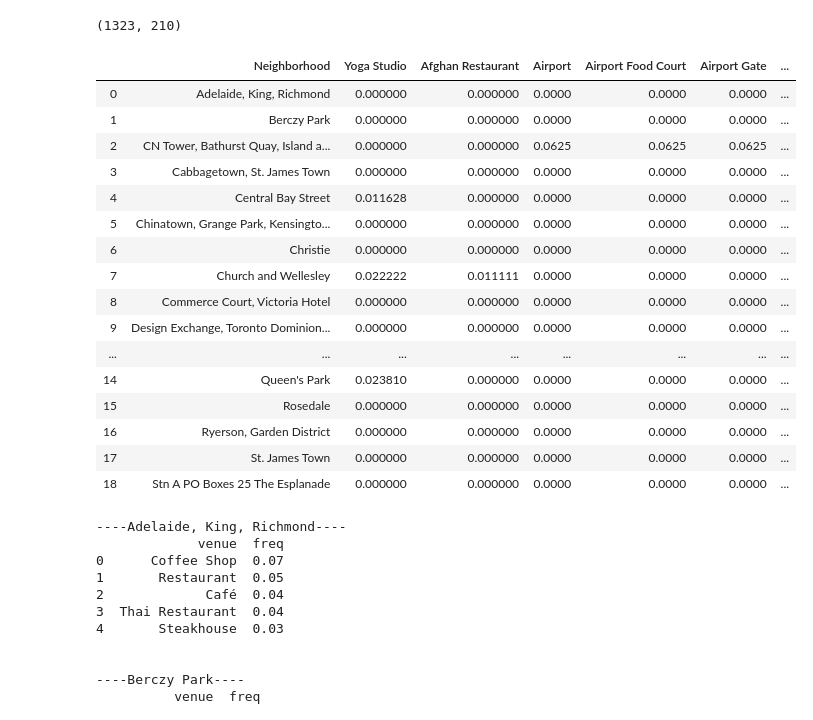
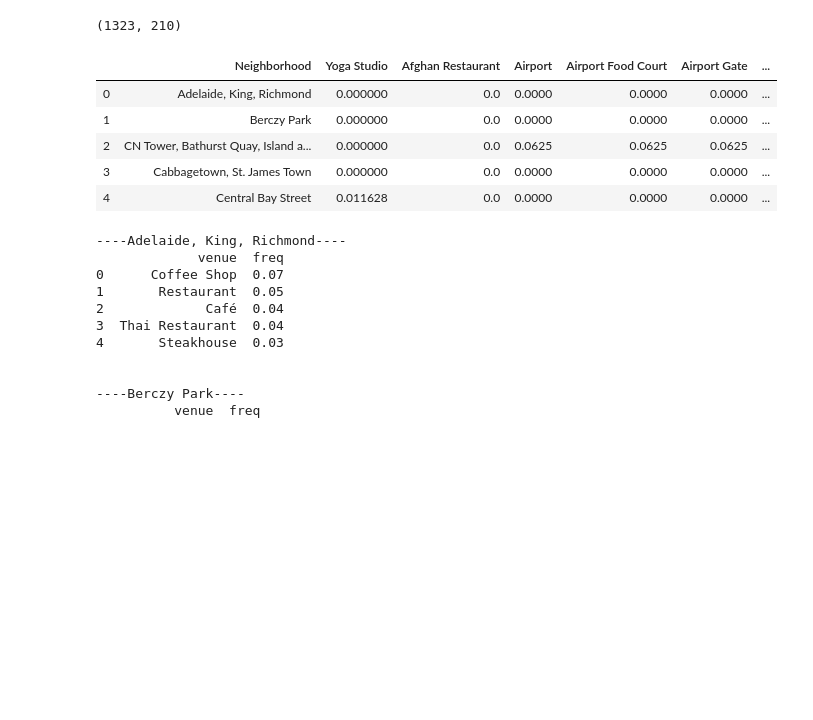
Before and after one commit to DavidCharif/Coursera_Capstone, a Jupyter notebook: CapstoneProjectPart3.ipynb, the cells around one changed output. Drawn from its saved outputs; the diff is of its cells as text; code cells hidden in the pictures; blank space fills up the shorter version.

```diff
--- a/CapstoneProjectPart3.ipynb
+++ b/CapstoneProjectPart3.ipynb
@@ -130,11 +130,3 @@ map_toronto
 [interactive output not drawn]
 # %% [markdown]
 ## Load Foursquare
-# %%
-CLIENT_ID = 'ITAKD2F1QR5R1ATL5OUFDSZQLV5RDZ5SGW32KWKR3D5ZS4BQ' # your Foursquare ID
-CLIENT_SECRET = 'J2B1PEJVSY5SA00LPM4MELOLTHECMYXQAS1LITXL3FIMR22T' # your Foursquare Secret
-VERSION = '20180605' # Foursquare API version
-
-print('Your credentails:')
-print('CLIENT_ID: ' + CLIENT_ID)
-print('CLIENT_SECRET:' + CLIENT_SECRET)
@@ -361,25 +349,14 @@ toronto_onehot.shape
 (1323, 210)
 # %%
 toronto_grouped = toronto_onehot.groupby('Neighborhood').mean().reset_index()
-toronto_grouped
+toronto_grouped.head()
 # %% [output]
 |  | Neighborhood | Yoga Studio | Afghan Restaurant | Airport | Airport Food Court | Airport Gate | ... |
-| 0 | Adelaide, King, Richmond | 0.000000 | 0.000000 | 0.0000 | 0.0000 | 0.0000 | ... |
-| 1 | Berczy Park | 0.000000 | 0.000000 | 0.0000 | 0.0000 | 0.0000 | ... |
-| 2 | CN Tower, Bathurst Quay, Island a... | 0.000000 | 0.000000 | 0.0625 | 0.0625 | 0.0625 | ... |
-| 3 | Cabbagetown, St. James Town | 0.000000 | 0.000000 | 0.0000 | 0.0000 | 0.0000 | ... |
-| 4 | Central Bay Street | 0.011628 | 0.000000 | 0.0000 | 0.0000 | 0.0000 | ... |
-| 5 | Chinatown, Grange Park, Kensingto... | 0.000000 | 0.000000 | 0.0000 | 0.0000 | 0.0000 | ... |
-| 6 | Christie | 0.000000 | 0.000000 | 0.0000 | 0.0000 | 0.0000 | ... |
-| 7 | Church and Wellesley | 0.022222 | 0.011111 | 0.0000 | 0.0000 | 0.0000 | ... |
-| 8 | Commerce Court, Victoria Hotel | 0.000000 | 0.000000 | 0.0000 | 0.0000 | 0.0000 | ... |
-| 9 | Design Exchange, Toronto Dominion... | 0.000000 | 0.000000 | 0.0000 | 0.0000 | 0.0000 | ... |
-| ... | ... | ... | ... | ... | ... | ... | ... |
-| 14 | Queen's Park | 0.023810 | 0.000000 | 0.0000 | 0.0000 | 0.0000 | ... |
-| 15 | Rosedale | 0.000000 | 0.000000 | 0.0000 | 0.0000 | 0.0000 | ... |
-| 16 | Ryerson, Garden District | 0.000000 | 0.000000 | 0.0000 | 0.0000 | 0.0000 | ... |
-| 17 | St. James Town | 0.000000 | 0.000000 | 0.0000 | 0.0000 | 0.0000 | ... |
-| 18 | Stn A PO Boxes 25 The Esplanade | 0.000000 | 0.000000 | 0.0000 | 0.0000 | 0.0000 | ... |
+| 0 | Adelaide, King, Richmond | 0.000000 | 0.0 | 0.0000 | 0.0000 | 0.0000 | ... |
+| 1 | Berczy Park | 0.000000 | 0.0 | 0.0000 | 0.0000 | 0.0000 | ... |
+| 2 | CN Tower, Bathurst Quay, Island a... | 0.000000 | 0.0 | 0.0625 | 0.0625 | 0.0625 | ... |
+| 3 | Cabbagetown, St. James Town | 0.000000 | 0.0 | 0.0000 | 0.0000 | 0.0000 | ... |
+| 4 | Central Bay Street | 0.011628 | 0.0 | 0.0000 | 0.0000 | 0.0000 | ... |
 # %%
 num_top_venues = 5
 
```
Also changed, not shown: parts of 3 cells of this notebook.
